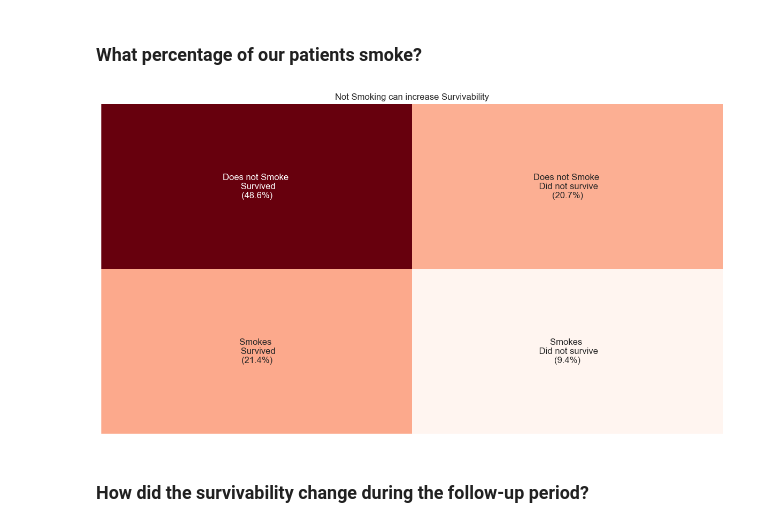
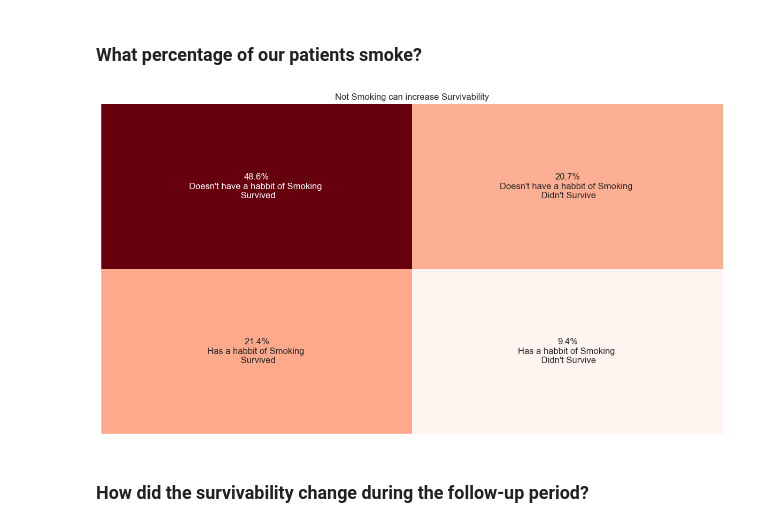
Before and after one commit to api-b-b-m/machine-learning, a Jupyter notebook: Heart Failure Prediction - Clinical Records/heart_failure_prediction_clinical_records.ipynb, the cells around one changed output. Saved outputs shown, nothing was run; the diff lists cells and outputs as text; code cells hidden in the pictures.

```diff
--- a/Heart Failure Prediction - Clinical Records/heart_failure_prediction_clinical_records.ipynb
+++ b/Heart Failure Prediction - Clinical Records/heart_failure_prediction_clinical_records.ipynb
@@ -49,7 +50,7 @@ heart_failure_df.duplicated(keep=False)
 4999     True
 Length: 5000, dtype: bool
 # %%
-heart_failure_df.drop_duplicates(inplace=True)
+heart_failure_df=heart_failure_df.drop_duplicates()
 heart_failure_df.info()
 # %% [output]
 <class 'pandas.core.frame.DataFrame'>
@@ -583,16 +504,21 @@ for i in range(len(y_sodium_death_event_0) - 1):
 # %%
 #serum_sodium distribution
+y_sodium_kde_scale = np.mean(heart_failure_df['serum_sodium'])*0.63
+x_sodium_intersection_points, y_sodium_intersection_points, sodium_kde_death_event_0, sodium_kde_death_event_1 = find_kde_intersections(heart_failure_df, 'serum_sodium', feature_kde_scale=y_sodium_kde_scale)
+
 plt.figure(figsize=(15,12))
+plt.title('Survival of the patient is dependent on optimal amount of Sodium in blood (135.4 - 146.1 mEq/L)')
+
 sns.histplot(heart_failure_df,x='serum_sodium',stat='percent',hue='DEATH_EVENT',palette='Set2',bins=40,kde=True,multiple='dodge',common_norm=False)
 
+plt.legend(['Did not Survive','Survived'])
 
-plt.title('Survival of the patient is dependent on optimal amount of Sodium in blood (135.4 - 146.1 mEq/L)')
-plt.legend(['Did not Survive','Survived'])
 plt.xlabel('Sodium (mEq/L)')
+plt.xticks(range(113,149))
+plt.xlim(113,148)
+
 plt.ylabel('Survivabilty %')
-plt.xticks(range(113,149))
 plt.yticks(np.arange(0,20,0.5))
-plt.xlim(113,148)
 plt.ylim(0,19.5)
 
 for i,x_sodium_point in enumerate(x_sodium_intersection_points):
@@ -607,41 +533,30 @@ plt.show()
 ### What percentage of our patients smoke?
 # %%
 #smoking distribution
-contingency_table=pd.crosstab(heart_failure_df['smoking'],heart_failure_df['DEATH_EVENT'])
-
-def categorize_values(a, b):
-    if a == 0 and b == 0:
-        return 'Does not Smoke \n Survived'
-    elif a == 0 and b == 1:
-        return 'Does not Smoke \n Did not survive'
-    elif a == 1 and b == 0:
-        return 'Smokes \n Survived'
-    elif a == 1 and b == 1:
-        return 'Smokes \n Did not survive'
-    else:
-        return 'Undefined'
+smoking_contingency_table=pd.crosstab(heart_failure_df['smoking'],heart_failure_df['DEATH_EVENT']).copy()
 
 annotations = [
     [
-        '{}\n({:.1f}%)'.format(categorize_values(contingency_table.index[i], contingency_table.columns[j]),
-                               contingency_table.iloc[i, j] / contingency_table.sum().sum() * 100)
-        for j in range(len(contingency_table.columns))
+        '{:.1f}%\n{}'.format(smoking_contingency_table.iloc[i, j] / smoking_contingency_table.sum().sum() * 100,
+                             categorize_values(smoking_contingency_table.index[i], smoking_contingency_table.columns[j],'a habbit of Smoking'))
+        for j in range(len(smoking_contingency_table.columns))
     ]
-    for i in range(len(contingency_table.index))
+    for i in range(len(smoking_contingency_table.index))
 ]
 
 plt.figure(figsize=(15,8))
+plt.title('Not Smoking can increase Survivability')
 
-sns.heatmap(contingency_table, annot=annotations, fmt='', cmap='Reds', cbar=False)
+sns.heatmap(smoking_contingency_table, annot=annotations, fmt='', cmap='Reds', cbar=False)
 
-plt.title('Not Smoking can increase Survivability')
 plt.xlabel('')
+plt.xticks([])
+
 plt.ylabel('')
-plt.xticks([])
 plt.yticks([])
 
 plt.show()
 # %% [output]
-[figure, old version]
+[figure, new version]
 # %% [markdown]
 ### How did the survivability change during the follow-up period?
```
Also changed, not shown: parts of 64 cells of this notebook.
